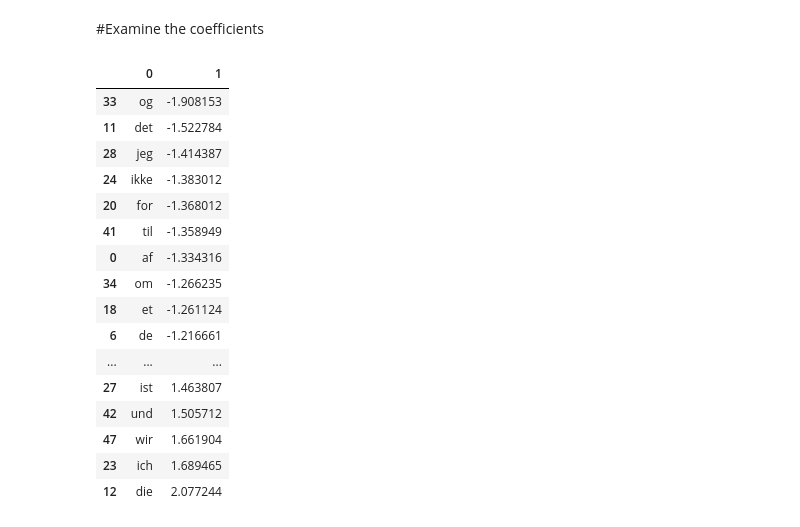
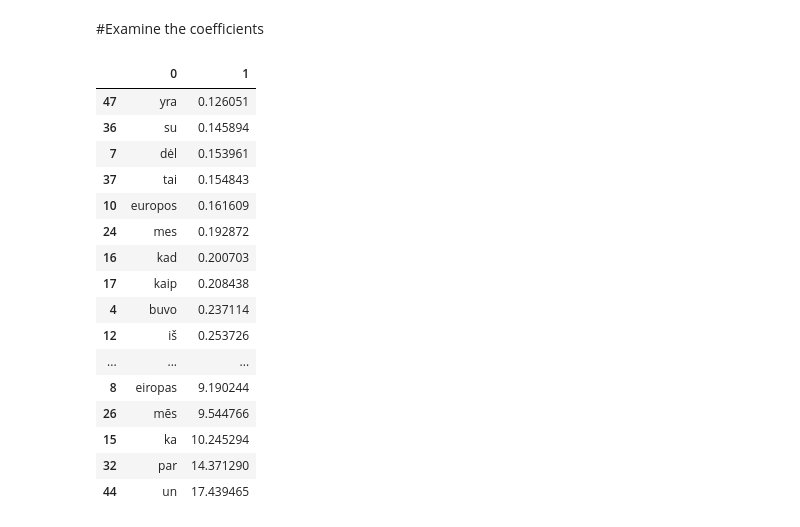
Before and after one commit to MishaTeplitskiy/Statistical_Learning_With_Python, a Jupyter notebook: CI_Workshop_Teplitskiy_Classification.ipynb, the cells around one changed output. Cells and saved outputs as stored; diff of their text form; code cells hidden in the pictures.

```diff
--- a/CI_Workshop_Teplitskiy_Classification.ipynb
+++ b/CI_Workshop_Teplitskiy_Classification.ipynb
@@ -25,7 +26,7 @@ European Parliament Proceedings corpus
 ##Import data and put it in pandas dataframe
 # %%
 import codecs
-lines = codecs.open('classification/europarl.txt', 'r', 'utf-8').readlines()
+lines = codecs.open('europarl.txt', 'r', 'utf-8').readlines()
 lines = [l.split('\t') for l in lines]
 # %%
 df = pd.DataFrame(lines, columns=['language', 'text'])
@@ -69,7 +70,7 @@ df[df.language=='en'].head()
 | 5003 | en | (FI) Mr President, the Treaty of ... |
 | 5004 | en | (FR) Madam President, one of the ... |
 # %%
-df_sub = df[df.language.isin(('da', 'de'))]
+df_sub = df[df.language.isin(('lt', 'lv'))]
 # %% [markdown]
 ##Build classifier
 # %%
@@ -84,7 +85,9 @@ from sklearn.cross_validation import train_test_split
 #                              max_features=50)
 # #                             use_idf=False)
 
-vectorizer = CountVectorizer(max_features=50)
+vectorizer = CountVectorizer(max_features=50,
+#                              analyzer='char'
+                                )
 
 
 X_features = vectorizer.fit_transform(df_sub.text)  # fit_transform() is like calling fit() and then predict()
@@ -139,22 +168,22 @@ avg / total       0.99      0.99      0.99       400
 # %% [markdown]
 #Examine the coefficients
 # %%
-pd.DataFrame(zip(vectorizer.get_feature_names(), np.transpose(est.coef_[0]))).sort(1)
+pd.DataFrame(zip(vectorizer.get_feature_names(), np.exp(est.coef_[0]))).sort(1)
 # %% [output]
 |  | 0 | 1 |
-| 33 | og | -1.908153 |
-| 11 | det | -1.522784 |
-| 28 | jeg | -1.414387 |
-| 24 | ikke | -1.383012 |
-| 20 | for | -1.368012 |
-| 41 | til | -1.358949 |
-| 0 | af | -1.334316 |
-| 34 | om | -1.266235 |
-| 18 | et | -1.261124 |
-| 6 | de | -1.216661 |
+| 47 | yra | 0.126051 |
+| 36 | su | 0.145894 |
+| 7 | dėl | 0.153961 |
+| 37 | tai | 0.154843 |
+| 10 | europos | 0.161609 |
+| 24 | mes | 0.192872 |
+| 16 | kad | 0.200703 |
+| 17 | kaip | 0.208438 |
+| 4 | buvo | 0.237114 |
+| 12 | iš | 0.253726 |
 | ... | ... | ... |
-| 27 | ist | 1.463807 |
-| 42 | und | 1.505712 |
-| 47 | wir | 1.661904 |
-| 23 | ich | 1.689465 |
-| 12 | die | 2.077244 |
+| 8 | eiropas | 9.190244 |
+| 26 | mēs | 9.544766 |
+| 15 | ka | 10.245294 |
+| 32 | par | 14.371290 |
+| 44 | un | 17.439465 |
```
Also changed, not shown: parts of 8 cells of this notebook, 8 other files.
